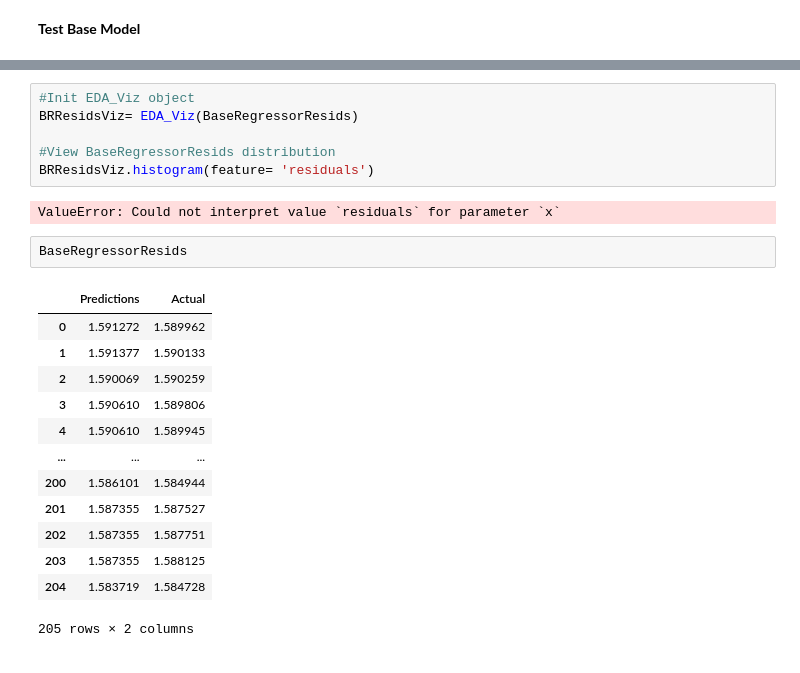
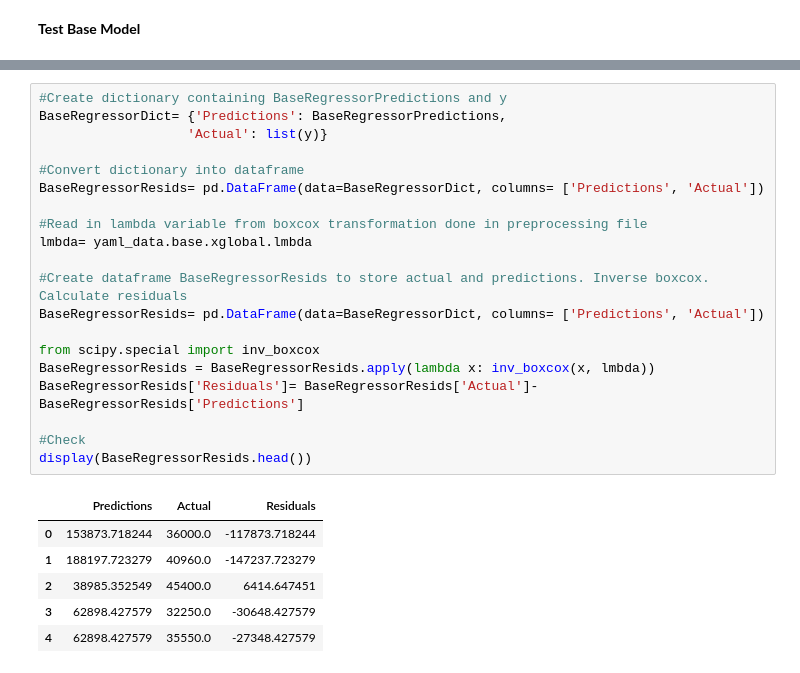
Before and after one commit to KishenSharma6/CarPricesPrediction, a Jupyter notebook: Notebooks/Modeling/20201022_Modeling.ipynb, the cells around one changed output, grey strips where cells are left out. Drawn from its saved outputs; the diff is of its cells as text.

```diff
--- a/Notebooks/Modeling/20201022_Modeling.ipynb
+++ b/Notebooks/Modeling/20201022_Modeling.ipynb
@@ -153,24 +129,27 @@ BaseRegressorResids= pd.DataFrame(data=BaseRegressorDict, columns= ['Predictions
-# %%
-#Init EDA_Viz object
-BRResidsViz= EDA_Viz(BaseRegressorResids)
-
-#View BaseRegressorResids distribution
-BRResidsViz.histogram(feature= 'residuals')
-# %% [output]
-ValueError: Could not interpret value `residuals` for parameter `x`
-# %%
-BaseRegressorResids
-# %% [output]
-|  | Predictions | Actual |
-| 0 | 1.591272 | 1.589962 |
-| 1 | 1.591377 | 1.590133 |
-| 2 | 1.590069 | 1.590259 |
-| 3 | 1.590610 | 1.589806 |
-| 4 | 1.590610 | 1.589945 |
-| ... | ... | ... |
-| 200 | 1.586101 | 1.584944 |
-| 201 | 1.587355 | 1.587527 |
-| 202 | 1.587355 | 1.587751 |
-| 203 | 1.587355 | 1.588125 |
-| 204 | 1.583719 | 1.584728 |
-205 rows × 2 columns
+# %%
+#Create dictionary containing BaseRegressorPredictions and y
+BaseRegressorDict= {'Predictions': BaseRegressorPredictions,
+                   'Actual': list(y)}
+
+#Convert dictionary into dataframe
+BaseRegressorResids= pd.DataFrame(data=BaseRegressorDict, columns= ['Predictions', 'Actual'])
+
+#Read in lambda variable from boxcox transformation done in preprocessing file
+lmbda= yaml_data.base.xglobal.lmbda
+
+#Create dataframe BaseRegressorResids to store actual and predictions. Inverse boxcox. Calculate residuals
+BaseRegressorResids= pd.DataFrame(data=BaseRegressorDict, columns= ['Predictions', 'Actual'])
+
+from scipy.special import inv_boxcox
+BaseRegressorResids = BaseRegressorResids.apply(lambda x: inv_boxcox(x, lmbda))
+BaseRegressorResids['Residuals']= BaseRegressorResids['Actual']- BaseRegressorResids['Predictions']
+
+#Check
+display(BaseRegressorResids.head())
+# %% [output]
+|  | Predictions | Actual | Residuals |
+| 0 | 153873.718244 | 36000.0 | -117873.718244 |
+| 1 | 188197.723279 | 40960.0 | -147237.723279 |
+| 2 | 38985.352549 | 45400.0 | 6414.647451 |
+| 3 | 62898.427579 | 32250.0 | -30648.427579 |
+| 4 | 62898.427579 | 35550.0 | -27348.427579 |
```
Also changed, not shown: parts of 7 cells of this notebook, 2 other files.
